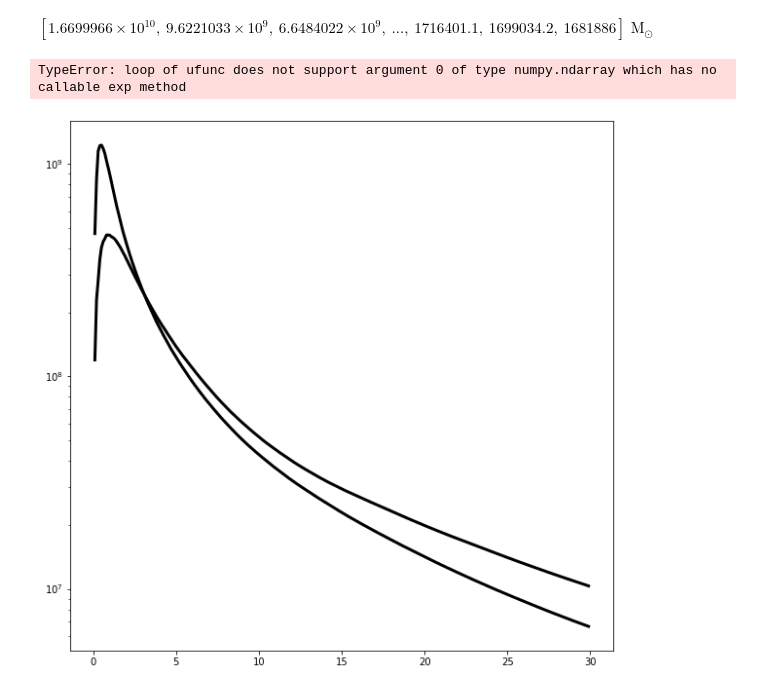
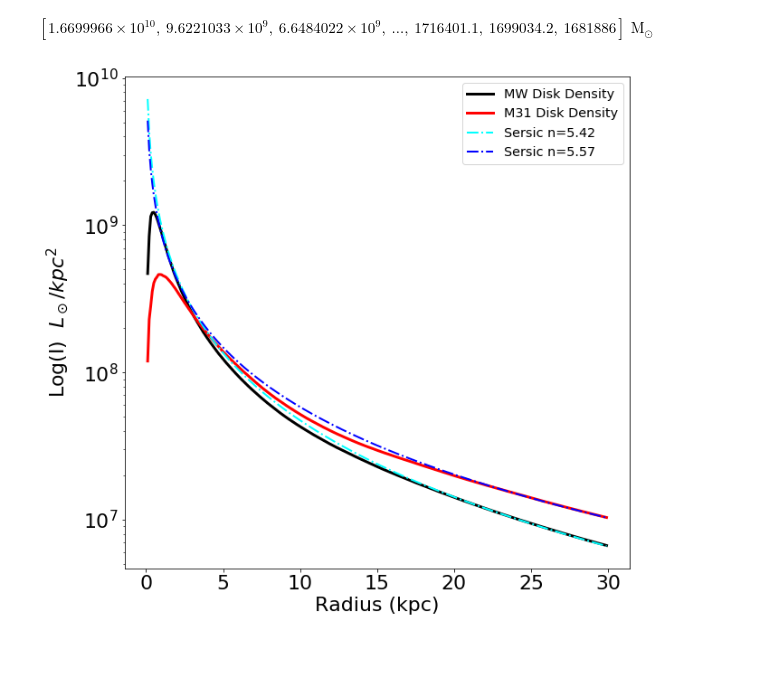
Before and after one commit to Mespn520/400B_Klein, a Jupyter notebook: Research Assignment/ResearchAssignment/ResearchAssignment/ResearchAssignment/DensityProfile.ipynb, the cells around one changed output. Cells and saved outputs as stored; diff of their text form; code cells hidden in the pictures; blank space fills up the shorter version.

```diff
--- a/Research Assignment/ResearchAssignment/ResearchAssignment/ResearchAssignment/DensityProfile.ipynb
+++ b/Research Assignment/ResearchAssignment/ResearchAssignment/ResearchAssignment/DensityProfile.ipynb
@@ -87,15 +89,15 @@ def BulgeSersic1(r, Re1, n, Mtot):
  Surface brightness profile in (Lsun/kpc**2)
 
  Assuming the M/L ~ 1"""
-    L = Mtot # Total luminosity is equal to the total stellar mass
+    L1 = Mtot # Total luminosity is equal to the total stellar mass
 
     # Ie = L / (7.2 * pi * Re**2)
-    Ie = L / (7.2 * np.pi * Re1**2)
+    Ie1 = L1 / (7.2 * np.pi * Re1**2)
 
     # The exponent
-    A = (r/Re1)**(1/n) - 1
+    A1 = (r/Re1)**(1/n) - 1
 
-    return Ie*np.exp(-7.67*A)
+    return Ie1*np.exp(-7.67*A1)
 # %%
 # The Sersic profile from Lab 6
 """A function that returns the Sersic Profile in terms of the effective radus (the half-light radius)
@@ -110,15 +112,15 @@ def BulgeSersic2(r, Re2, n, Mtot):
  Surface brightness profile in (Lsun/kpc**2)
 
  Assuming the M/L ~ 1"""
-    L = Mtot # Total luminosity is equal to the total stellar mass
+    L2 = Mtot # Total luminosity is equal to the total stellar mass
 
     # Ie = L / (7.2 * pi * Re**2)
-    Ie = L / (7.2 * np.pi * Re2**2)
+    Ie2 = L2 / (7.2 * np.pi * Re2**2)
 
     # The exponent
-    A = (r/Re2)**(1/n) - 1
+    A2 = (r/Re2)**(1/n) - 1
 
-    return Ie*np.exp(-7.67*A)
+    return Ie2*np.exp(-7.67*A2)
 # %%
 # The Sersic profile from Lab 6
 """A function that returns the Sersic Profile in terms of the effective radus (the half-light radius)
@@ -172,38 +174,31 @@ $[1.6699966 \times 10^{10},~9.6221033 \times 10^{9},~6.6484022 \times 10^{9},~\d
 # %%
 # Plotting the Disk density profile vs the Sersic Profile
 fig = plt.figure(figsize=(10,10))
 ax = plt.subplot(111)
 
 
 # plot the disk luminosity density as a proxy for surface brightness
 plt.semilogy(r,DiskIMW, color='black',linewidth=3, label='MW Disk Density')
-plt.semilogy(r,DiskIM31, color='black',linewidth=3, label='M31 Disk Density')
-plt.semilogy(Re[0], BulgeSersic(r,Re[0],4,DiskTotalMW), color='red', ls='-.',lw=3,label='Sersic n=4')
-plt.semilogy(Re[0], BulgeSersic(r,Re[0],6,DiskTotalMW), color='blue', ls='-.',lw=3,label='Sersic n=6')
-plt.semilogy(Re[0], BulgeSersic(r,Re[0],5,DiskTotalMW), color='brown', ls='-.',lw=3,label='Sersic n=5')
-plt.semilogy(Re[0], BulgeSersic(r,Re[0],5.4,DiskTotalMW), color='purple', ls='-.',lw=3,label='Sersic n=5.4')
-plt.semilogy(Re[1], BulgeSersic(r,Re[1],4,DiskTotalM31), color='green', ls='-.',lw=3,label='Sersic n=4')
-plt.semilogy(Re[1], BulgeSersic(r,Re[1],6,DiskTotalM31), color='orange', ls='-.',lw=3,label='Sersic n=6')
-plt.semilogy(R[1], BulgeSersic(r,Re[1],5,DiskTotalM31), color='cyan', ls='-.',lw=3,label='Sersic n=5')
-plt.semilogy(R[1], BulgeSersic(r,Re[1],5.4,DiskTotalM31), color='pink', ls='-.',lw=3,label='Sersic n=5.4')
+plt.semilogy(r,DiskIM31, color='red',linewidth=3, label='M31 Disk Density')
+plt.semilogy(r, BulgeSersic1(r,Re1,5.42,DiskTotalMW), color='cyan', ls='-.',lw=2,label='Sersic n=5.42')
+plt.semilogy(r, BulgeSersic2(r,Re2,5.57,DiskTotalM31), color='blue', ls='-.',lw=2,label='Sersic n=5.57')
 
 #adjust tick label font size
 label_size = 22
 matplotlib.rcParams['xtick.labelsize'] = label_size
 matplotlib.rcParams['ytick.labelsize'] = label_size
 
 
 # Add axis labels
 plt.xlabel('Radius (kpc)', fontsize=22)
 plt.ylabel('Log(I)  $L_\odot/kpc^2$', fontsize=22)
 
 
 
 # add a legend with some customizations.
 legend = ax.legend(loc='upper right',fontsize='x-large')
 # %% [output]
-TypeError: loop of ufunc does not support argument 0 of type numpy.ndarray which has no callable exp method
-[figure, old version]
+[figure, new version]
 # %%
 # Plotting the Bulge density profile vs the Sersic Profile
 fig = plt.figure(figsize=(10,10))
```
Also changed, not shown: parts of 4 cells of this notebook.
